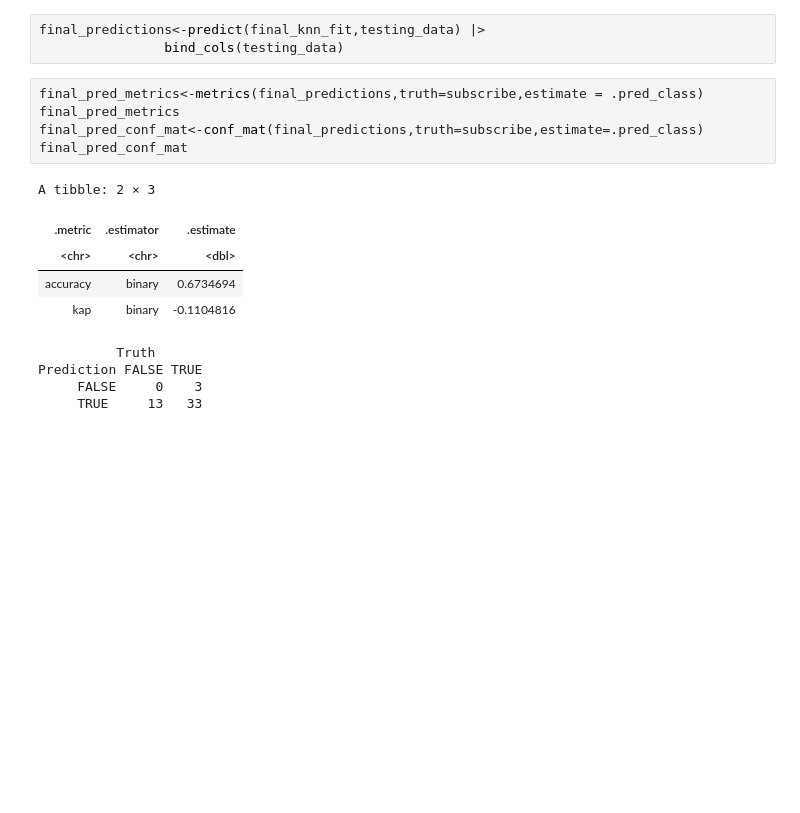
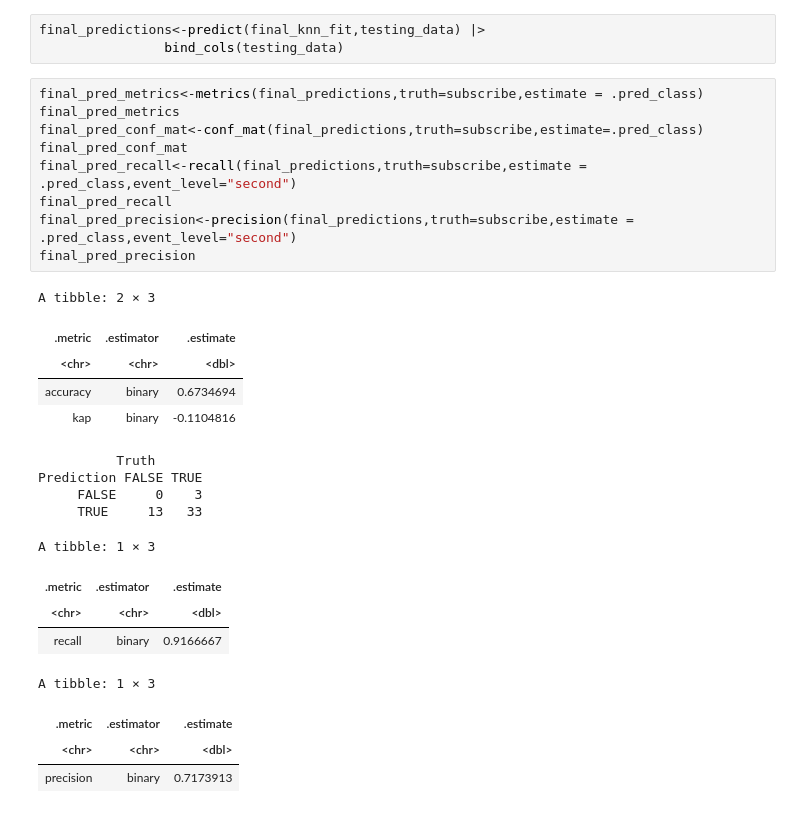
Before and after one commit to saisriman2004/DSCI_V-100-Group-Project, a Jupyter notebook: ProjectFinalReport.ipynb, the cells around one changed output. Cells and saved outputs as stored; diff of their text form; blank space fills up the shorter version.

Commit message:
Added the Recall and Precision

```diff
--- a/ProjectFinalReport.ipynb
+++ b/ProjectFinalReport.ipynb
@@ -343,18 +343,30 @@ final_predictions<-predict(final_knn_fit,testing_data) |>
 # %%
 final_pred_metrics<-metrics(final_predictions,truth=subscribe,estimate = .pred_class)
 final_pred_metrics
 final_pred_conf_mat<-conf_mat(final_predictions,truth=subscribe,estimate=.pred_class)
 final_pred_conf_mat
+final_pred_recall<-recall(final_predictions,truth=subscribe,estimate = .pred_class,event_level="second")
+final_pred_recall
+final_pred_precision<-precision(final_predictions,truth=subscribe,estimate = .pred_class,event_level="second")
+final_pred_precision
 # %% [output]
 A tibble: 2 × 3
 | .metric | .estimator | .estimate |
 | <chr> | <chr> | <dbl> |
 | accuracy | binary | 0.6734694 |
 | kap | binary | -0.1104816 |
           Truth
 Prediction FALSE TRUE
      FALSE     0    3
      TRUE     13   33
+A tibble: 1 × 3
+| .metric | .estimator | .estimate |
+| <chr> | <chr> | <dbl> |
+| recall | binary | 0.9166667 |
+A tibble: 1 × 3
+| .metric | .estimator | .estimate |
+| <chr> | <chr> | <dbl> |
+| precision | binary | 0.7173913 |
 # %%
 accuracies <- collect_metrics(knn_results) |>
               filter(.metric == "accuracy")
```
Also changed, not shown: parts of 1 cell of this notebook.
